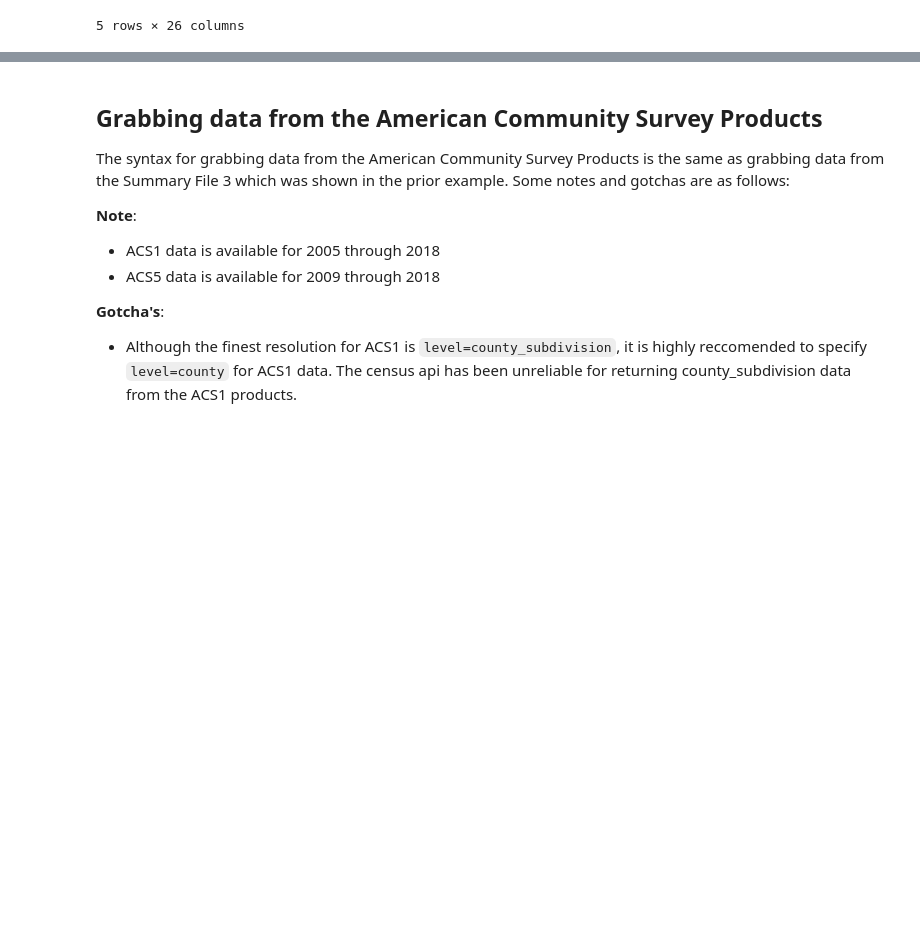
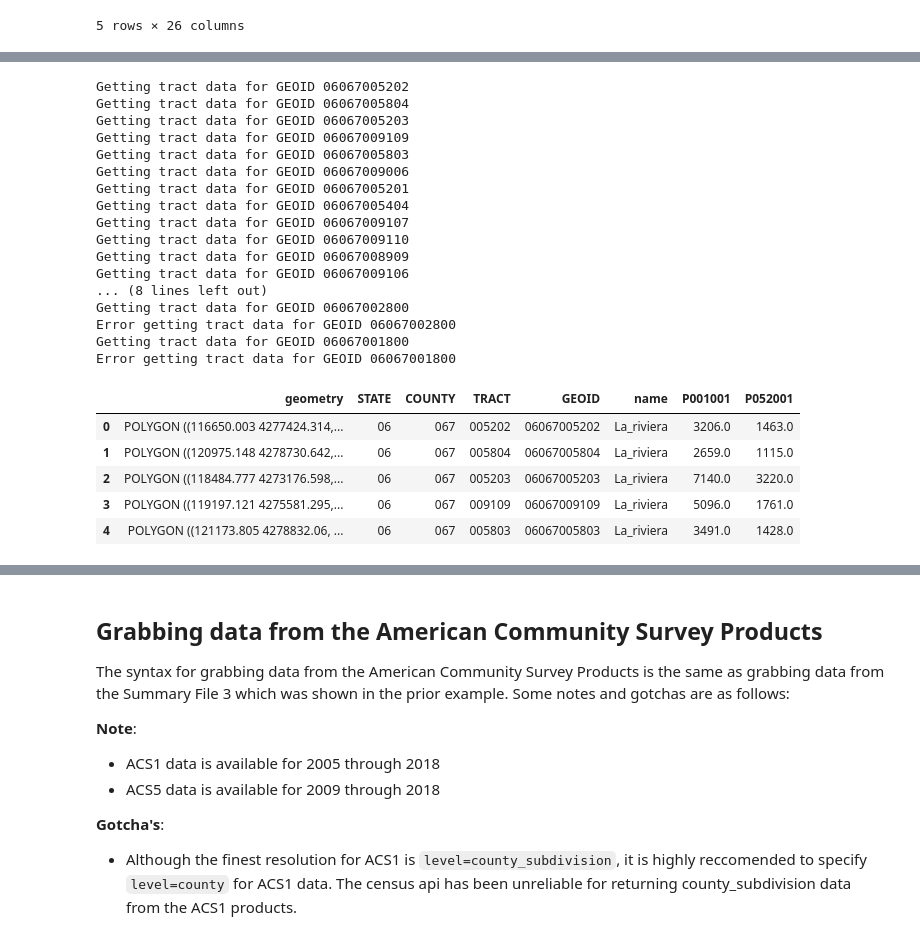
Before and after one commit to jlarsen-usgs/census-data-collector, a Jupyter notebook: examples/1 basic datacollector example.ipynb, the cells around one changed output, grey strips where cells are left out. Saved outputs shown, nothing was run; the diff lists cells and outputs as text; code cells hidden in the pictures; blank space fills up the shorter version.

```diff
--- a/examples/1 basic datacollector example.ipynb
+++ b/examples/1 basic datacollector example.ipynb
@@ -207,0 +179,6 @@ Error getting tract data for GEOID 06067001800
+# %%
+from censusdc.datacollector.dec import Sf3Defaults
+
+defaults = Sf3Defaults()
+dfd = defaults.dataframe
+dfd.head()
@@ -207,0 +192,31 @@ Error getting tract data for GEOID 06067001800
+# %%
+# filter the dataframe for only pop. and hous.
+dfd = dfd[dfd.name.isin(["population", "households"])]
+
+sf3.get_data(level='finest', variables=dfd.cen_code.tolist())
+
+sf3.features.head()
+# %% [output]
+Getting tract data for GEOID 06067005202
+Getting tract data for GEOID 06067005804
+Getting tract data for GEOID 06067005203
+Getting tract data for GEOID 06067009109
+Getting tract data for GEOID 06067005803
+Getting tract data for GEOID 06067009006
+Getting tract data for GEOID 06067005201
+Getting tract data for GEOID 06067005404
+Getting tract data for GEOID 06067009107
+Getting tract data for GEOID 06067009110
+Getting tract data for GEOID 06067008909
+Getting tract data for GEOID 06067009106
+... (8 lines left out)
+Getting tract data for GEOID 06067002800
+Error getting tract data for GEOID 06067002800
+Getting tract data for GEOID 06067001800
+Error getting tract data for GEOID 06067001800
+|  | geometry | STATE | COUNTY | TRACT | GEOID | name | P001001 | P052001 |
+| 0 | POLYGON ((116650.003 4277424.314,... | 06 | 067 | 005202 | 06067005202 | La_riviera | 3206.0 | 1463.0 |
+| 1 | POLYGON ((120975.148 4278730.642,... | 06 | 067 | 005804 | 06067005804 | La_riviera | 2659.0 | 1115.0 |
+| 2 | POLYGON ((118484.777 4273176.598,... | 06 | 067 | 005203 | 06067005203 | La_riviera | 7140.0 | 3220.0 |
+| 3 | POLYGON ((119197.121 4275581.295,... | 06 | 067 | 009109 | 06067009109 | La_riviera | 5096.0 | 1761.0 |
+| 4 | POLYGON ((121173.805 4278832.06, ... | 06 | 067 | 005803 | 06067005803 | La_riviera | 3491.0 | 1428.0 |
```
Also changed, not shown: parts of 25 cells of this notebook, 3 other files.
